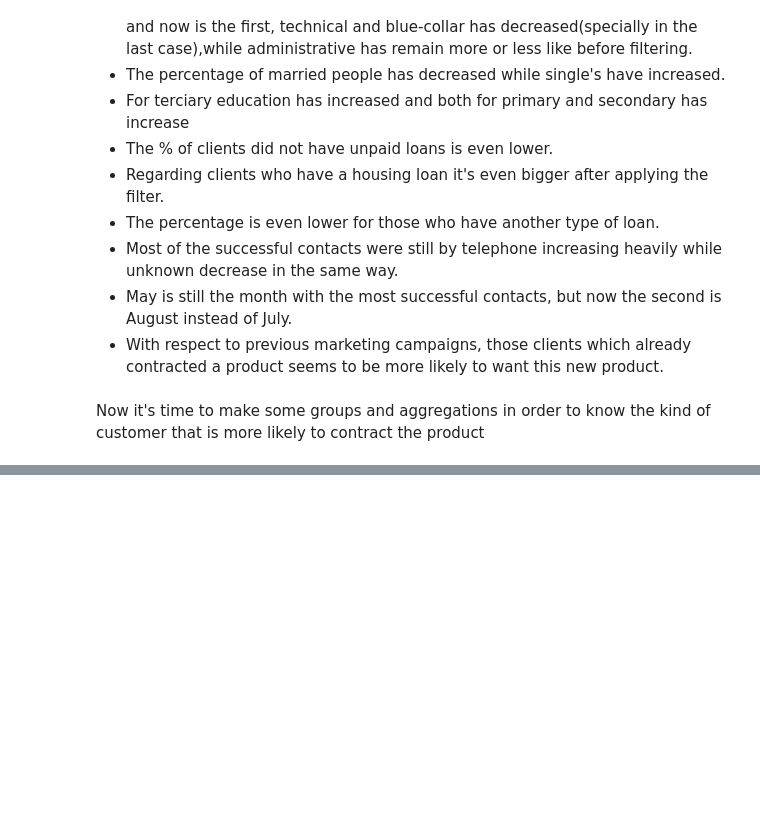
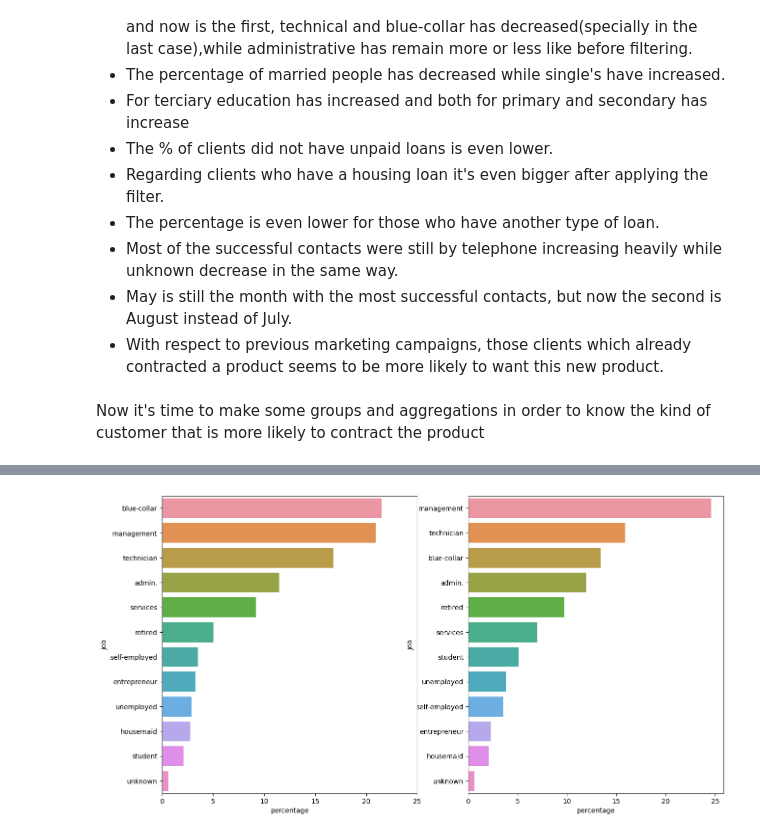
Before and after one commit to pablo-sanchez/mid_bootcamp_project, a Jupyter notebook: Notebooks/exploratory_data_analysis.ipynb, the cells around one changed output, grey strips where cells are left out. Saved outputs shown, nothing was run; the diff lists cells and outputs as text; code cells hidden in the pictures; blank space fills up the shorter version.

```diff
--- a/Notebooks/exploratory_data_analysis.ipynb
+++ b/Notebooks/exploratory_data_analysis.ipynb
@@ -411,4 +302,0 @@ bank_f.columns
-# %%
-age_labels = ['<25', '26-34', '35-44', '45-54', '55-64','<65']
-bank_f['age_category'] = pd.cut(bank_f['age'],[0,25,35,45,55,65,100],labels=age_labels)
-bank_yes['age_category'] = pd.cut(bank_yes['age'],[0,25,35,45,55,65,100],labels=age_labels)
@@ -428,0 +309,16 @@ categorical_yes.head()
+# %%
+job_full = bank_f.groupby(['job']).agg({'y':'count'})
+job_full['percentage'] = (job_full['y']/bank_f['y'].count())*100
+job_full = job_full.sort_values(by='percentage',ascending=False).reset_index()
+# %%
+job_yes = bank_yes.groupby(['job']).agg({'y':'count'})
+job_yes['percentage'] = (job_yes['y']/bank_yes['y'].count())*100
+job_yes=job_yes.sort_values(by='percentage',ascending=False).reset_index()
+# %%
+fig, ax = plt.subplots(1,2, figsize=(15,8))
+sns.barplot(data=job_full, y='job', x='percentage', order =list(job_full['job'].values), ax = ax[0])
+ax[0].set_xlim((0,25))
+sns.barplot(data=job_yes, y='job', x='percentage', order =list(job_yes['job'].values), ax = ax[1])
+plt.show()
+# %% [output]
+[figure, added]
```
Also changed, not shown: parts of 67 cells of this notebook, 2 other files.
